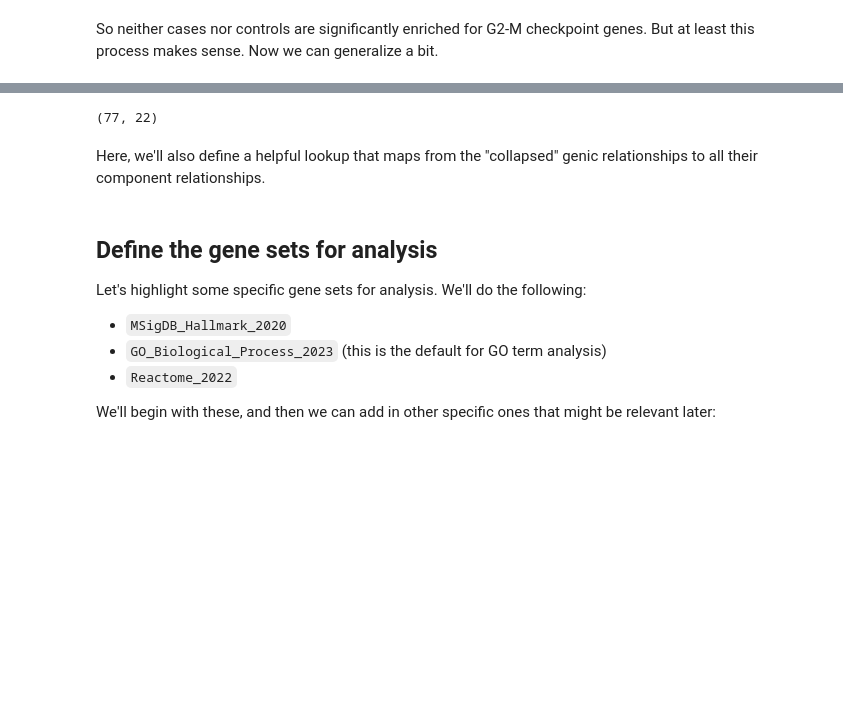
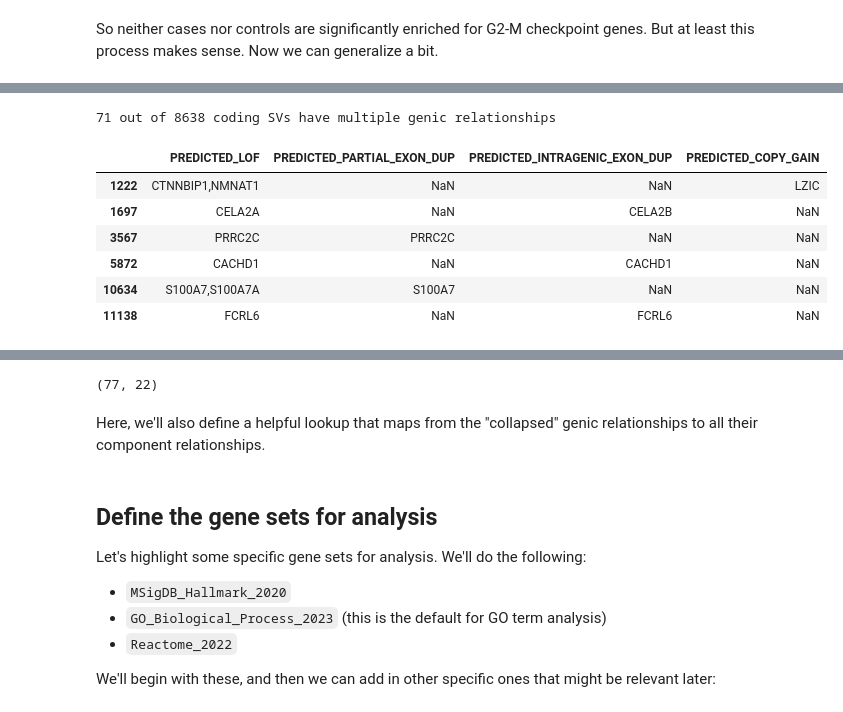
Before and after one commit to vanallenlab/ped_germline_SV, a Jupyter notebook: jett_analysis/pgsvs-cwas-gene-set-enrichment.ipynb, the cells around one changed output, grey strips where cells are left out. Saved outputs shown, nothing was run; the diff lists cells and outputs as text; code cells hidden in the pictures; blank space fills up the shorter version.

```diff
--- a/jett_analysis/pgsvs-cwas-gene-set-enrichment.ipynb
+++ b/jett_analysis/pgsvs-cwas-gene-set-enrichment.ipynb
@@ -595,0 +454,15 @@ hallmark_results.query('case_p < 0.05')
+# %%
+# briefly examine the SVs that have multiple genic relationships filled
+multiple = (~pd.isnull(svs['PREDICTED_LOF'])).astype(int) + (~pd.isnull(svs['PREDICTED_PARTIAL_EXON_DUP'])).astype(int) + (~pd.isnull(svs['PREDICTED_INTRAGENIC_EXON_DUP'])).astype(int) + (~pd.isnull(svs['PREDICTED_COPY_GAIN'])).astype(int)
+multiple_gene_svs = svs[multiple > 1][['PREDICTED_LOF', 'PREDICTED_PARTIAL_EXON_DUP', 'PREDICTED_INTRAGENIC_EXON_DUP', 'PREDICTED_COPY_GAIN']]
+print(multiple_gene_svs.shape[0], 'out of', svs[multiple > 0].shape[0], 'coding SVs have multiple genic relationships')
+multiple_gene_svs.head(6)
+# %% [output]
+71 out of 8638 coding SVs have multiple genic relationships
+|  | PREDICTED_LOF | PREDICTED_PARTIAL_EXON_DUP | PREDICTED_INTRAGENIC_EXON_DUP | PREDICTED_COPY_GAIN |
+| 1222 | CTNNBIP1,NMNAT1 | NaN | NaN | LZIC |
+| 1697 | CELA2A | NaN | CELA2B | NaN |
+| 3567 | PRRC2C | PRRC2C | NaN | NaN |
+| 5872 | CACHD1 | NaN | CACHD1 | NaN |
+| 10634 | S100A7,S100A7A | S100A7 | NaN | NaN |
+| 11138 | FCRL6 | NaN | FCRL6 | NaN |
```
Also changed, not shown: parts of 133 cells of this notebook, 9 other files.
